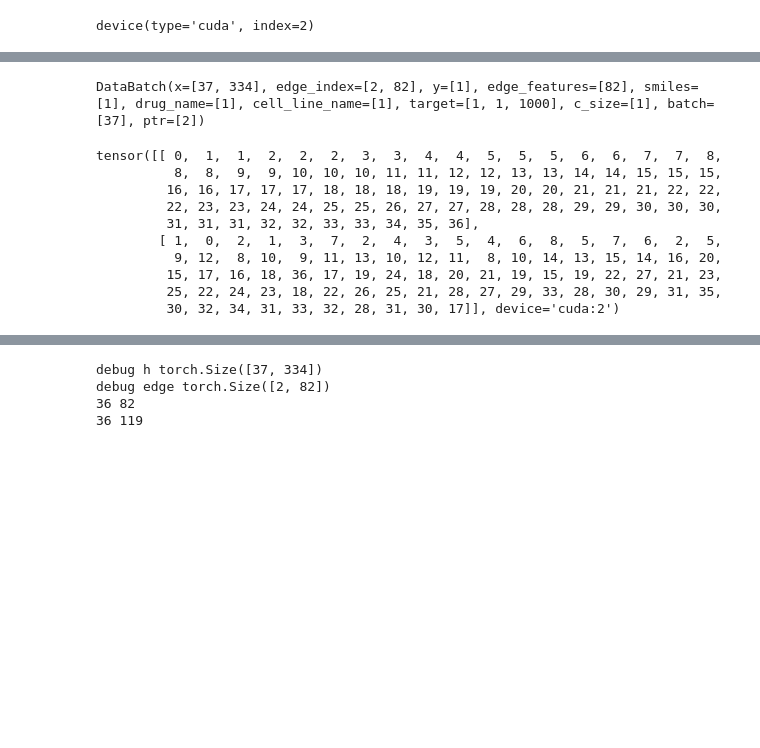
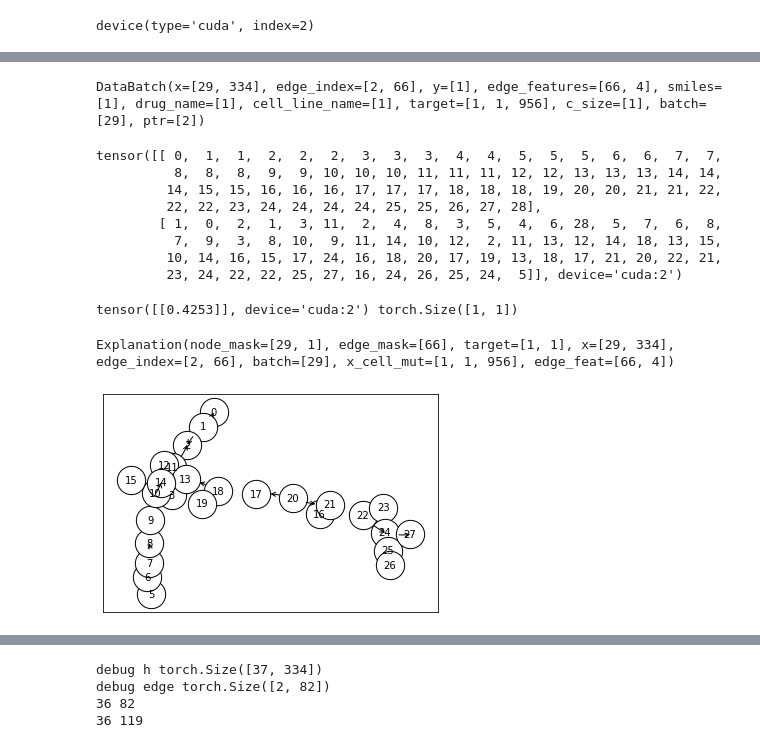
Before and after one commit to SCSE-Biomedical-Computing-Group/XGDP, a Jupyter notebook: gnnexplainer.ipynb, the cells around one changed output, grey strips where cells are left out. Drawn from its saved outputs; the diff is of its cells as text; code cells hidden in the pictures; blank space fills up the shorter version.

Commit message:
gnnexplainer of latest pyg

```diff
--- a/gnnexplainer.ipynb
+++ b/gnnexplainer.ipynb
@@ -49,6 +48,6 @@ RGCNNet(
 )
 # %%
-branch_folder = "root_folder/root_026"
+branch_folder = "root_folder/root_101_no_attn"
 # branch_folder = "root_folder/root_020"
 
 dataset = 'GDSC'
@@ -77,17 +76,48 @@ one = next(iter(test_loader))
 data = one.to(device)
 print(data)
 # %% [output]
-DataBatch(x=[37, 334], edge_index=[2, 82], y=[1], edge_features=[82], smiles=[1], drug_name=[1], cell_line_name=[1], target=[1, 1, 1000], c_size=[1], batch=[37], ptr=[2])
+DataBatch(x=[29, 334], edge_index=[2, 66], y=[1], edge_features=[66, 4], smiles=[1], drug_name=[1], cell_line_name=[1], target=[1, 1, 956], c_size=[1], batch=[29], ptr=[2])
 # %%
 data.edge_index
 # %% [output]
-tensor([[ 0,  1,  1,  2,  2,  2,  3,  3,  4,  4,  5,  5,  5,  6,  6,  7,  7,  8,
-          8,  8,  9,  9, 10, 10, 10, 11, 11, 12, 12, 13, 13, 14, 14, 15, 15, 15,
-         16, 16, 17, 17, 17, 18, 18, 18, 19, 19, 19, 20, 20, 21, 21, 21, 22, 22,
-         22, 23, 23, 24, 24, 25, 25, 26, 27, 27, 28, 28, 28, 29, 29, 30, 30, 30,
-         31, 31, 31, 32, 32, 33, 33, 34, 35, 36],
-        [ 1,  0,  2,  1,  3,  7,  2,  4,  3,  5,  4,  6,  8,  5,  7,  6,  2,  5,
-          9, 12,  8, 10,  9, 11, 13, 10, 12, 11,  8, 10, 14, 13, 15, 14, 16, 20,
-         15, 17, 16, 18, 36, 17, 19, 24, 18, 20, 21, 19, 15, 19, 22, 27, 21, 23,
-         25, 22, 24, 23, 18, 22, 26, 25, 21, 28, 27, 29, 33, 28, 30, 29, 31, 35,
-         30, 32, 34, 31, 33, 32, 28, 31, 30, 17]], device='cuda:2')
+tensor([[ 0,  1,  1,  2,  2,  2,  3,  3,  3,  4,  4,  5,  5,  5,  6,  6,  7,  7,
+          8,  8,  8,  9,  9, 10, 10, 10, 11, 11, 11, 12, 12, 13, 13, 13, 14, 14,
+         14, 15, 15, 16, 16, 16, 17, 17, 17, 18, 18, 18, 19, 20, 20, 21, 21, 22,
+         22, 22, 23, 24, 24, 24, 24, 25, 25, 26, 27, 28],
+        [ 1,  0,  2,  1,  3, 11,  2,  4,  8,  3,  5,  4,  6, 28,  5,  7,  6,  8,
+          7,  9,  3,  8, 10,  9, 11, 14, 10, 12,  2, 11, 13, 12, 14, 18, 13, 15,
+         10, 14, 16, 15, 17, 24, 16, 18, 20, 17, 19, 13, 18, 17, 21, 20, 22, 21,
+         23, 24, 22, 22, 25, 27, 16, 24, 26, 25, 24,  5]], device='cuda:2')
+# %%
+x = data.x
+edge_index = data.edge_index
+y = data.y
+y = y.view(test_batch, y.size(0))
+print(y, y.size())
+batch_drug = data.batch
+edge_features = data.edge_features
+x_cell_mut = data.target
+# %% [output]
+tensor([[0.4253]], device='cuda:2') torch.Size([1, 1])
+# %%
+explainer = Explainer(
+    model=model,
+    algorithm=GNNExplainer(epochs=300),
+    explanation_type='phenomenon',    # 'phenomenon'
+    node_mask_type='object',
+    edge_mask_type='object',
+    model_config=dict(
+        mode='regression',
+        task_level='graph',
+        return_type='raw',
+    ),
+)
+# %%
+explanation = explainer(x = x, edge_index = edge_index, target = y, batch = batch_drug, x_cell_mut = x_cell_mut, edge_feat = edge_features)
+explanation
+# %% [output]
+Explanation(node_mask=[29, 1], edge_mask=[66], target=[1, 1], x=[29, 334], edge_index=[2, 66], batch=[29], x_cell_mut=[1, 1, 956], edge_feat=[66, 4])
+# %%
+explanation.visualize_graph()
+# %% [output]
+[figure, added]
```
Also changed, not shown: parts of 9 cells of this notebook, 3 other files.
